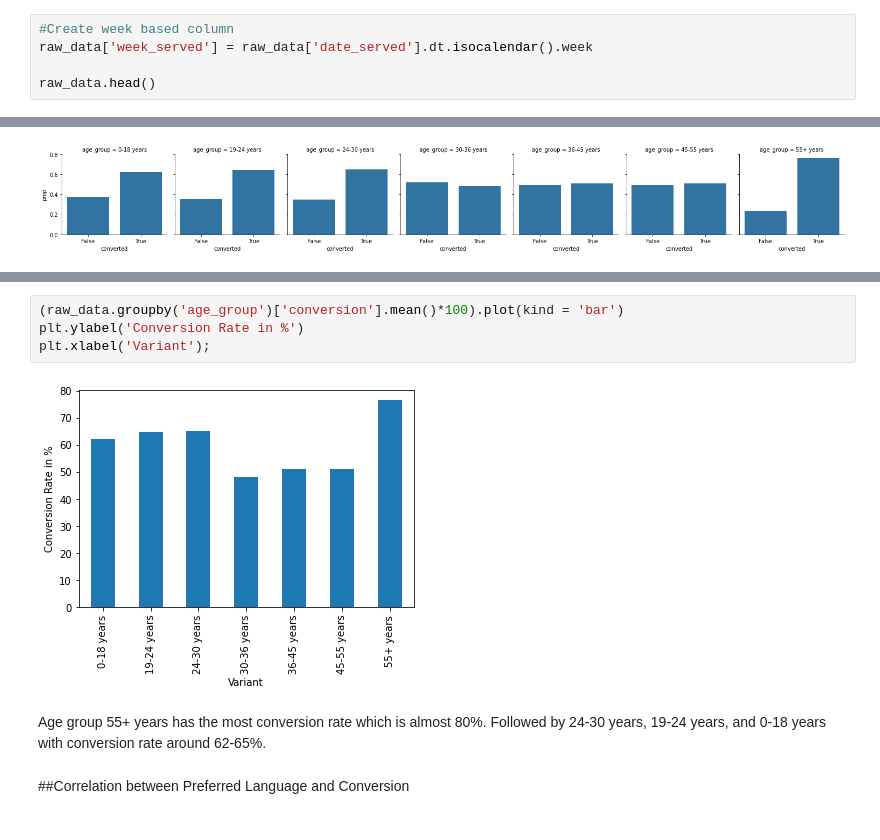
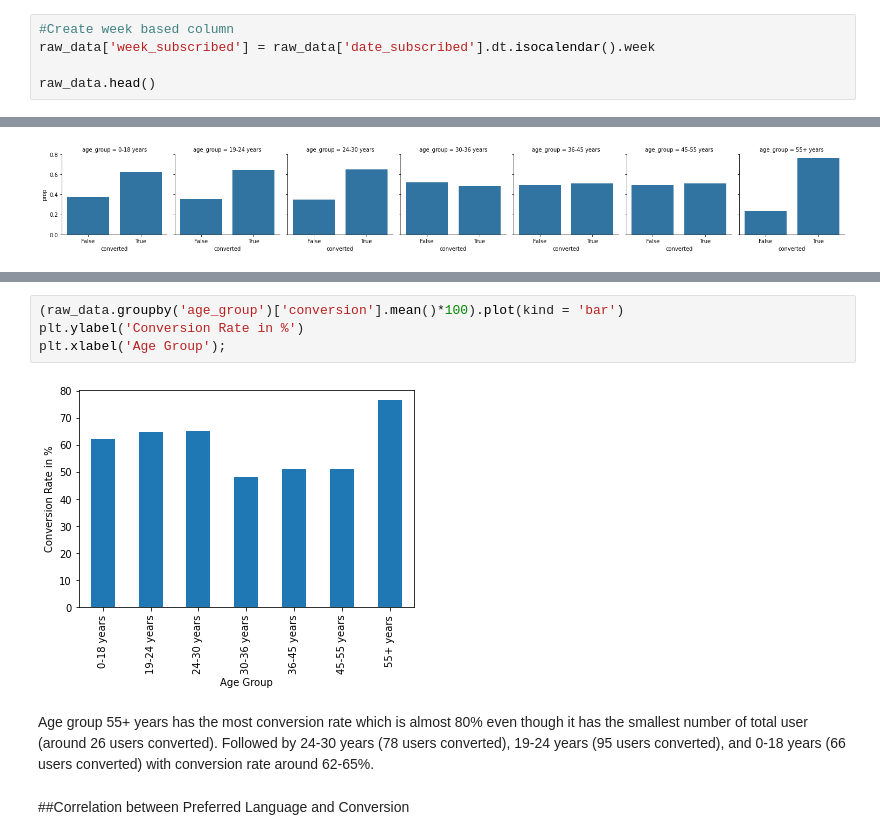
Before and after one commit to mhmmdmin/Assignment, a Jupyter notebook: Muhammad_Amin_Case_Study_A_B_Testing.ipynb, the cells around one changed output, grey strips where cells are left out. Cells and saved outputs as stored; diff of their text form.

```diff
--- a/Muhammad_Amin_Case_Study_A_B_Testing.ipynb
+++ b/Muhammad_Amin_Case_Study_A_B_Testing.ipynb
@@ -249,7 +247,7 @@ The conversion rate between control and personalization from the plot above seem
 ##Total User Converted per Variant from Time to Time
 # %%
 #Create week based column
-raw_data['week_served'] = raw_data['date_served'].dt.isocalendar().week
+raw_data['week_subscribed'] = raw_data['date_subscribed'].dt.isocalendar().week
 
 raw_data.head()
 # %% [output]
@@ -300,11 +316,11 @@ g.map(sns.barplot, "converted", "prop");
 # %%
 (raw_data.groupby('age_group')['conversion'].mean()*100).plot(kind = 'bar')
 plt.ylabel('Conversion Rate in %')
-plt.xlabel('Variant');
+plt.xlabel('Age Group');
 # %% [output]
-[figure, old version]
+[figure, new version]
 # %% [markdown]
-Age group 55+ years has the most conversion rate which is almost 80%. Followed by 24-30 years, 19-24 years, and 0-18 years with conversion rate around 62-65%.
+Age group 55+ years has the most conversion rate which is almost 80% even though it has the smallest number of total user (around 26 users converted). Followed by 24-30 years (78 users converted), 19-24 years (95 users converted), and 0-18 years (66 users converted) with conversion rate around 62-65%.
 # %% [markdown]
 ##Correlation between Preferred Language and Conversion
 # %%
```
Also changed, not shown: parts of 20 cells of this notebook.
